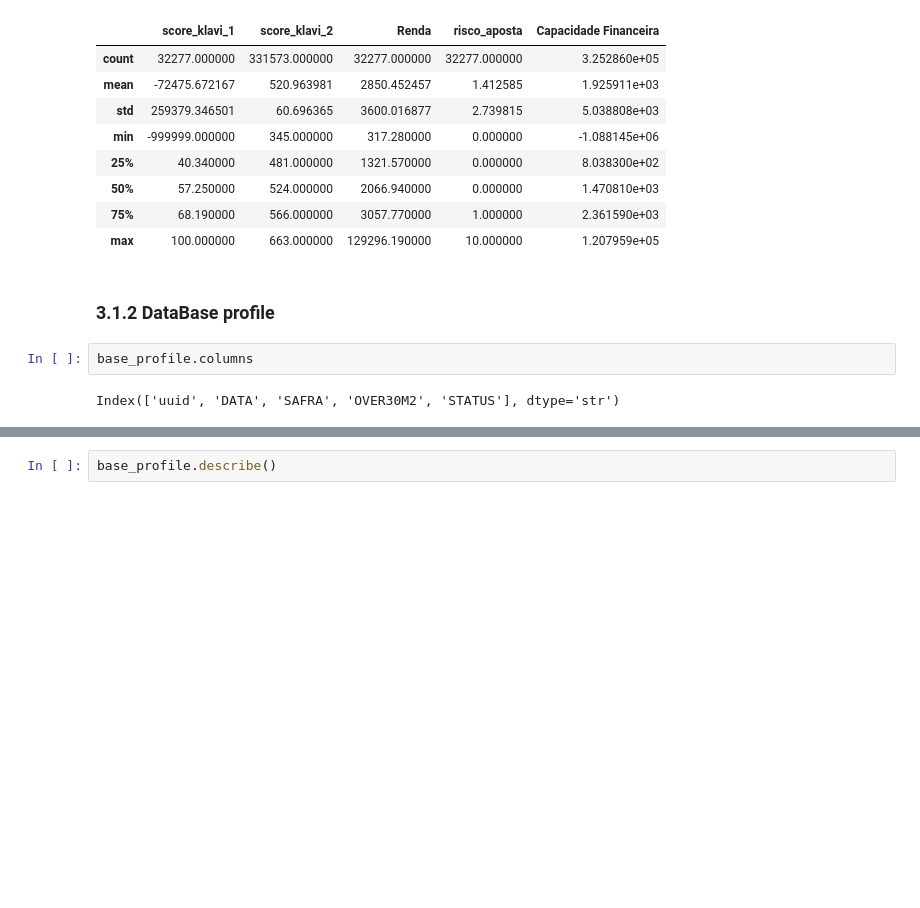
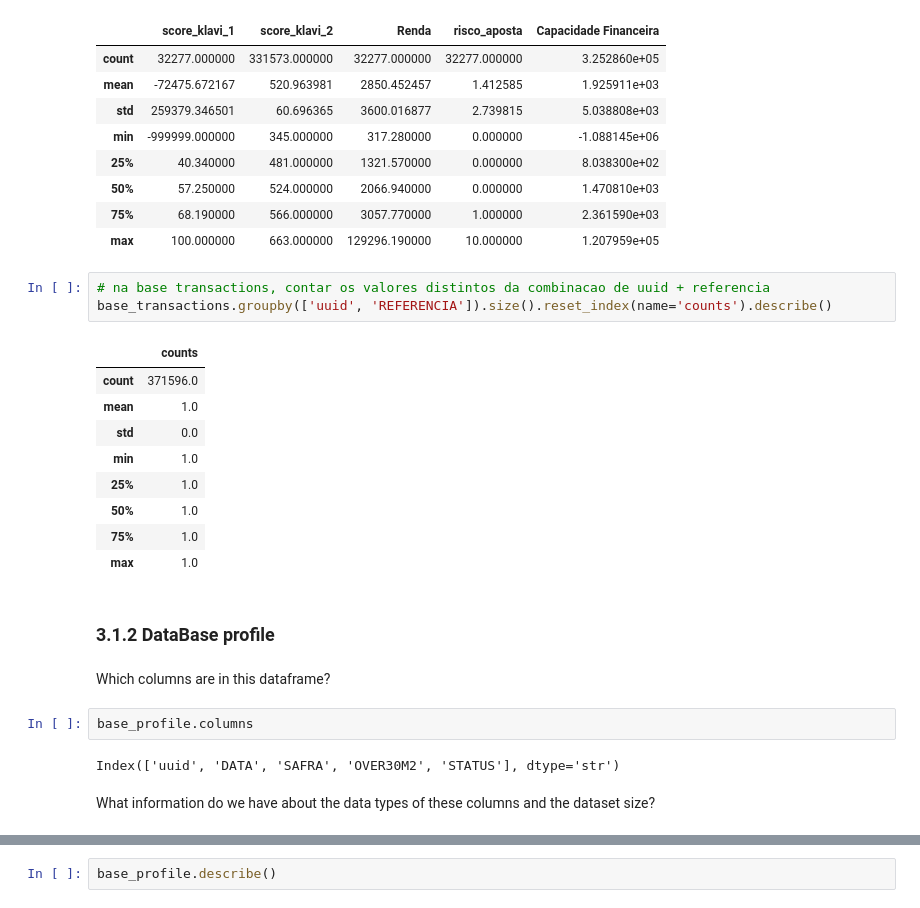
Before and after one commit to VTsilva/case_data_scientist_senior_klavi, a Jupyter notebook: Notebook_processo.ipynb, the cells around one changed output, grey strips where cells are left out. Drawn from its saved outputs; the diff is of its cells as text; blank space fills up the shorter version.

```diff
--- a/Notebook_processo.ipynb
+++ b/Notebook_processo.ipynb
@@ -58,9 +122,26 @@ base_transactions.describe()
 | 50% | 57.250000 | 524.000000 | 2066.940000 | 0.000000 | 1.470810e+03 |
 | 75% | 68.190000 | 566.000000 | 3057.770000 | 1.000000 | 2.361590e+03 |
 | max | 100.000000 | 663.000000 | 129296.190000 | 10.000000 | 1.207959e+05 |
+# %%
+# na base transactions, contar os valores distintos da combinacao de uuid + referencia
+base_transactions.groupby(['uuid', 'REFERENCIA']).size().reset_index(name='counts').describe()
+# %% [output]
+|  | counts |
+| count | 371596.0 |
+| mean | 1.0 |
+| std | 0.0 |
+| min | 1.0 |
+| 25% | 1.0 |
+| 50% | 1.0 |
+| 75% | 1.0 |
+| max | 1.0 |
 # %% [markdown]
 ### 3.1.2 DataBase profile
+# %% [markdown]
+Which columns are in this dataframe?
 # %%
 base_profile.columns
 # %% [output]
 Index(['uuid', 'DATA', 'SAFRA', 'OVER30M2', 'STATUS'], dtype='str')
+# %% [markdown]
+What information do we have about the data types of these columns and the dataset size?
```
Also changed, not shown: parts of 22 cells of this notebook.
